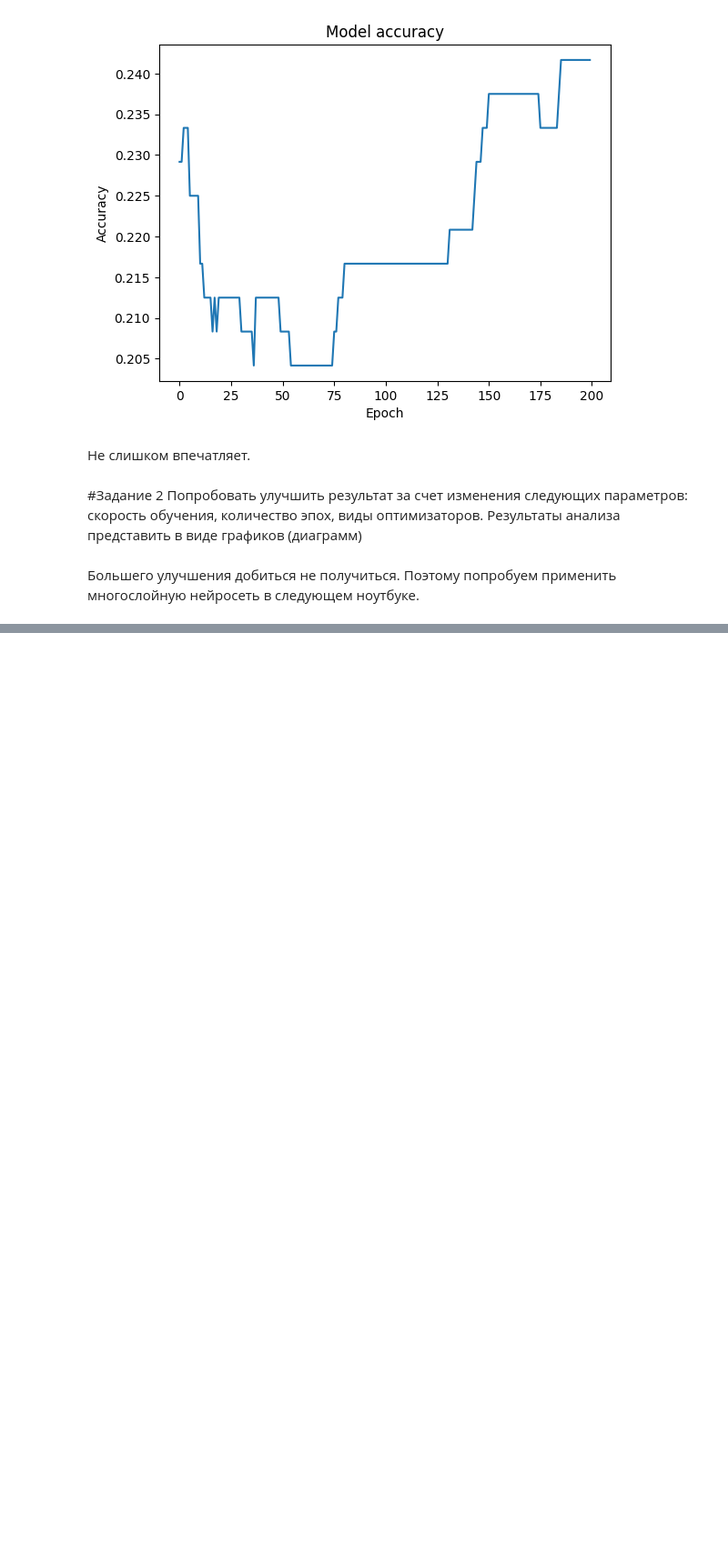
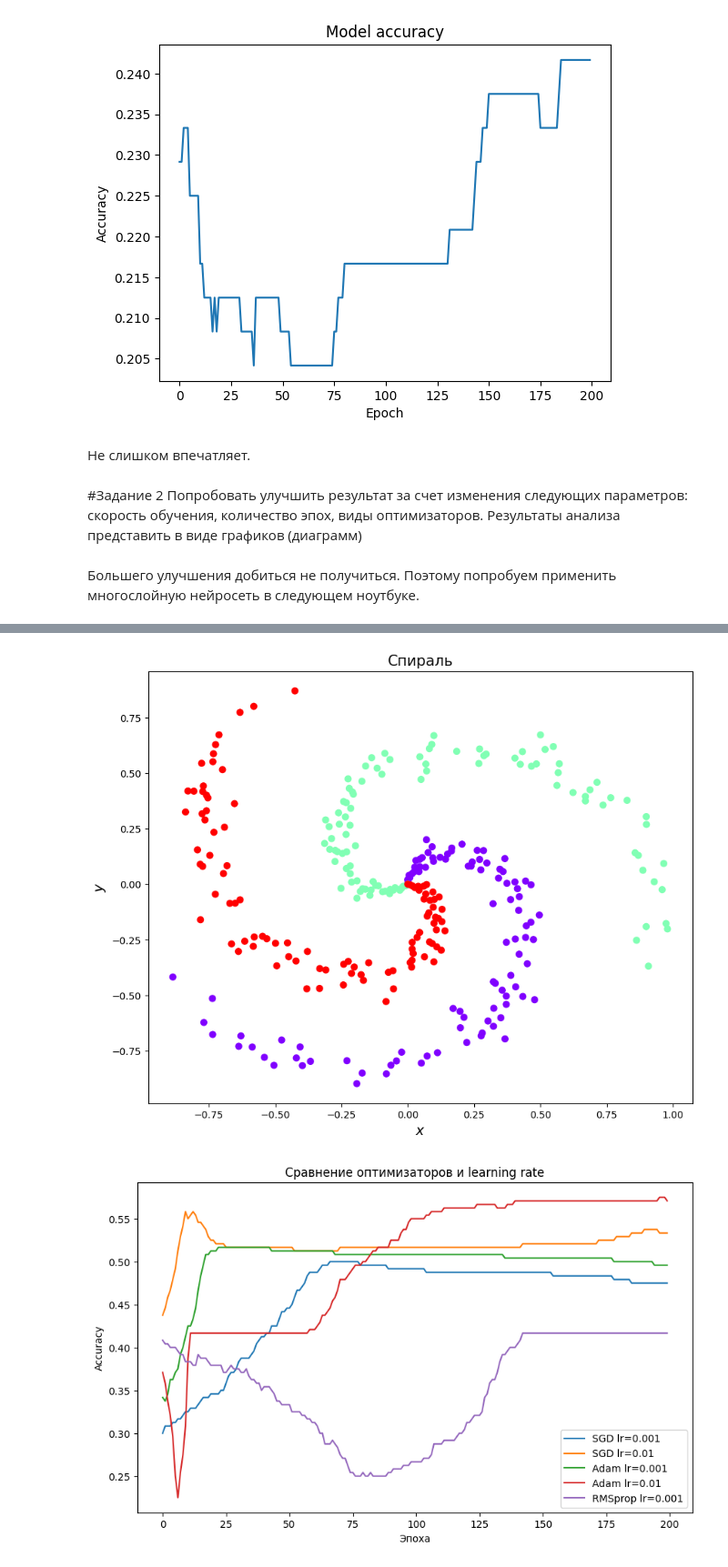
Before and after one commit to daniilborovoy/nn-course, a Jupyter notebook: notebooks/lab2/neuron.ipynb, the cells around one changed output, grey strips where cells are left out. Shown: that part at 91% size. Saved outputs shown, nothing was run; the diff lists cells and outputs as text; code cells hidden in the pictures; blank space fills up the shorter version.

```diff
--- a/notebooks/lab2/neuron.ipynb
+++ b/notebooks/lab2/neuron.ipynb
@@ -287,0 +243,72 @@ plt.show()
+# %%
+import matplotlib.pyplot as plt
+import numpy as np
+from tensorflow.keras.models import Sequential
+from tensorflow.keras.layers import Dense
+from tensorflow.keras import optimizers
+
+N = 100
+D = 2
+K = 3
+X = np.zeros((N * K, D))
+y = np.zeros(N * K, dtype='uint8')
+
+for j in range(K):
+    ix = range(N * j,N * (j + 1))
+    r = np.linspace(0.0, 1, N)
+    t = np.linspace(j * 4, (j + 1) * 4,N) + np.random.randn(N) * 0.2 # theta
+    X[ix] = np.c_[r * np.sin(t), r * np.cos(t)]
+    y[ix] = j
+
+plt.figure(figsize=(10, 8))
+plt.scatter(X[:, 0], X[:, 1], c=y, s=40, cmap=plt.cm.rainbow)
+plt.title('Спираль', fontsize=15)
+plt.xlabel('$x$', fontsize=14)
+plt.ylabel('$y$', fontsize=14)
+plt.show();
+
+num_features = X.shape[1]
+
+# Функция для обучения модели и возврата истории
+def train_model(optimizer, lr, epochs=200, batch_size=64):
+    model = Sequential()
+    model.add(Dense(1, input_shape=(num_features,), activation='sigmoid'))
+
+    if optimizer == "sgd":
+        opt = optimizers.SGD(learning_rate=lr, decay=1e-6, momentum=0.9, nesterov=True)
+    elif optimizer == "adam":
+        opt = optimizers.Adam(learning_rate=lr)
+    elif optimizer == "rmsprop":
+        opt = optimizers.RMSprop(learning_rate=lr)
+    else:
+        raise ValueError("Неизвестный оптимизатор")
+
+    model.compile(loss='mean_squared_error', optimizer=opt, metrics=['accuracy'])
+    history = model.fit(X, y, epochs=epochs, batch_size=batch_size,
+                        verbose=0, validation_split=0.2)
+    return history
+
+# Эксперименты
+experiments = [
+    ("SGD lr=0.001", "sgd", 0.001, 200),
+    ("SGD lr=0.01", "sgd", 0.01, 200),
+    ("Adam lr=0.001", "adam", 0.001, 200),
+    ("Adam lr=0.01", "adam", 0.01, 200),
+    ("RMSprop lr=0.001", "rmsprop", 0.001, 200)
+]
+
+plt.figure(figsize=(10,6))
+
+for label, opt, lr, ep in experiments:
+    hist = train_model(opt, lr, epochs=ep)
+    # plt.plot(hist.history['val_accuracy'], label=label)
+    plt.plot(hist.history['accuracy'], label=label)
+
+plt.title("Сравнение оптимизаторов и learning rate")
+plt.xlabel("Эпоха")
+plt.ylabel("Accuracy")
+plt.legend()
+plt.show()
+# %% [output]
+[figure, added]
+[figure, added]
```
Also changed, not shown: parts of 1 cell of this notebook, 1 other file.
